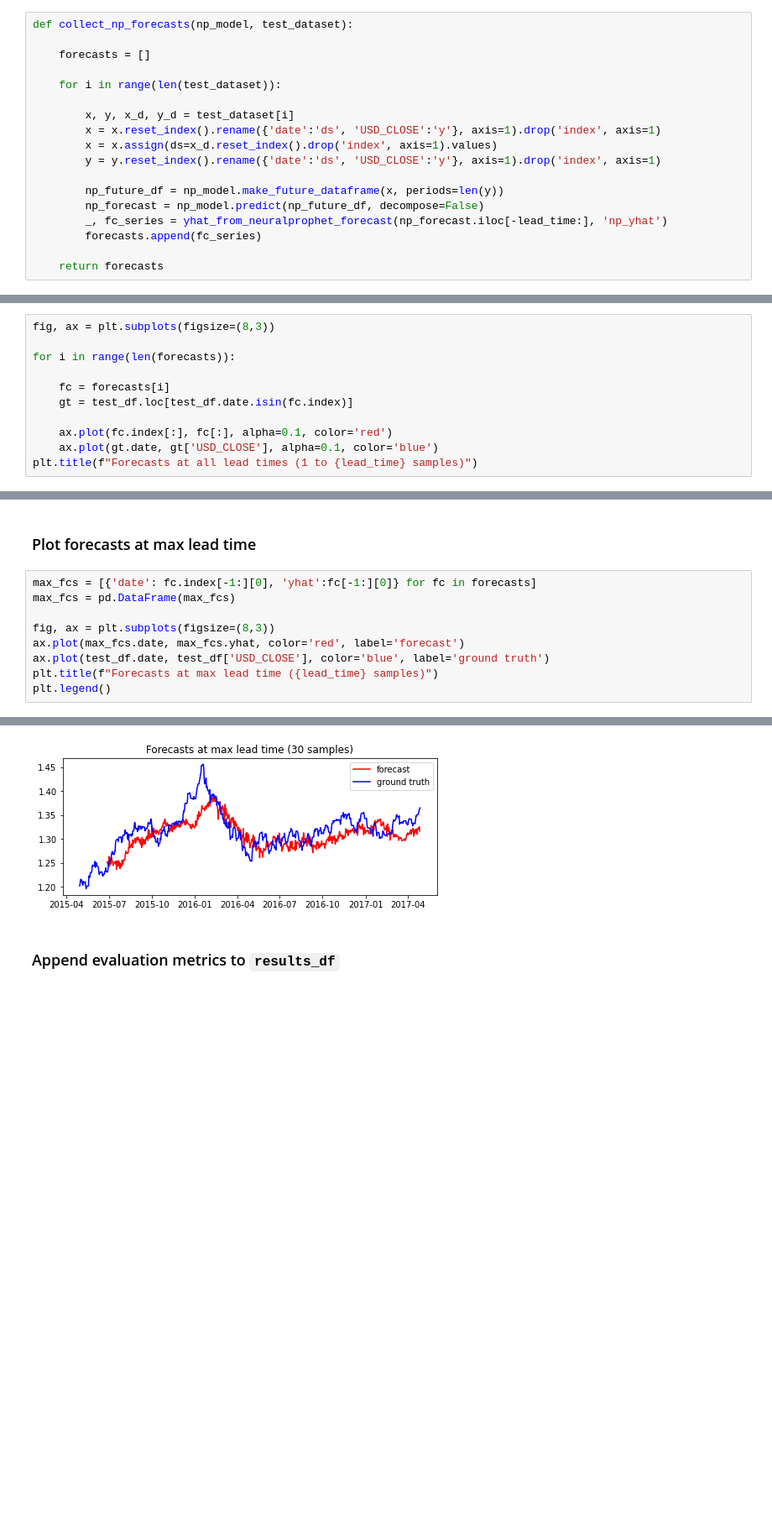
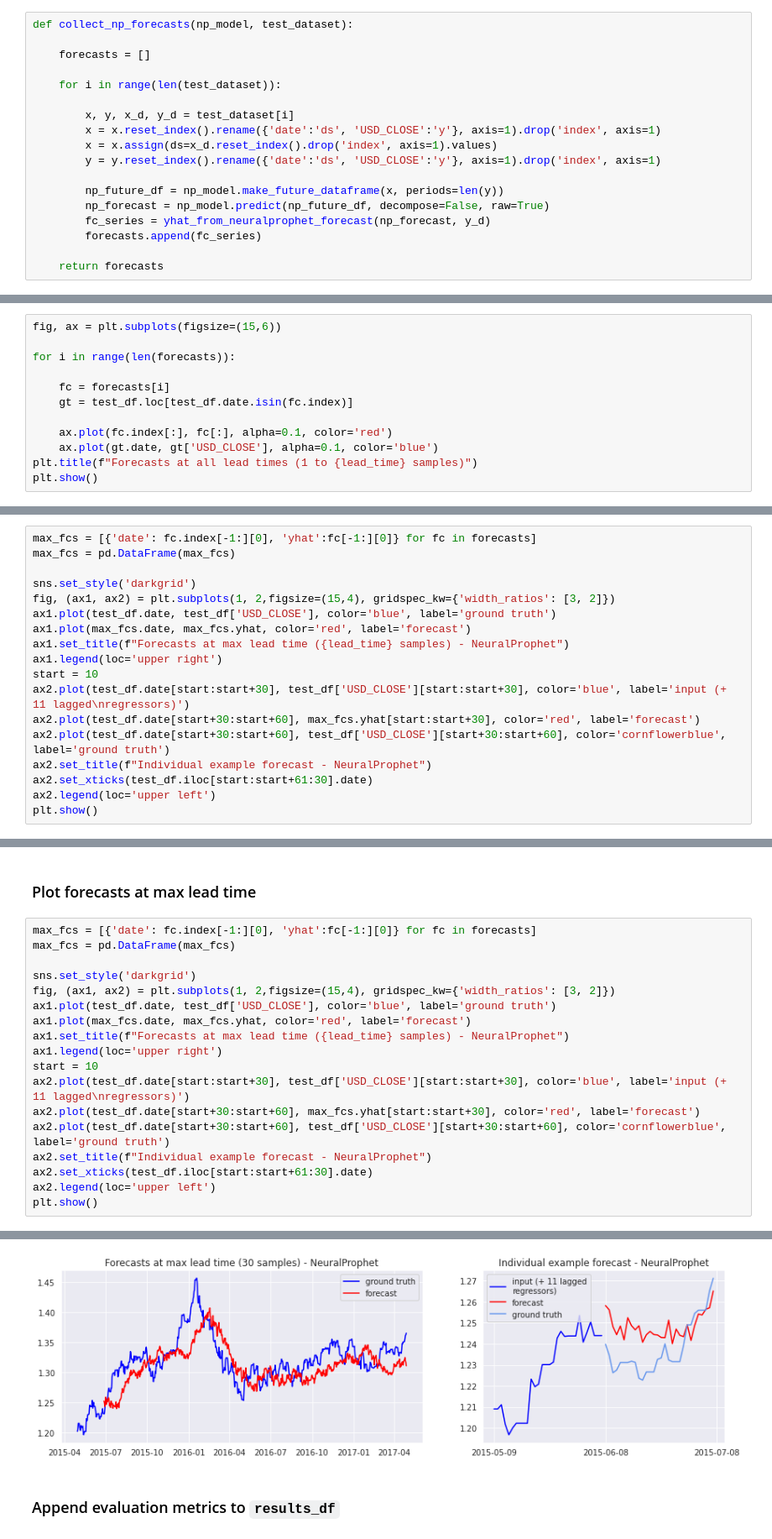
Before and after one commit to VectorInstitute/forecasting-with-dl, a Jupyter notebook: demos/demo1_prophet_neuralprophet_testset.ipynb, the cells around one changed output, grey strips where cells are left out. Shown at 84% size. Saved outputs shown, nothing was run; the diff lists cells and outputs as text; blank space fills up the shorter version.

```diff
--- a/demos/demo1_prophet_neuralprophet_testset.ipynb
+++ b/demos/demo1_prophet_neuralprophet_testset.ipynb
@@ -467,8 +583,8 @@ def collect_np_forecasts(np_model, test_dataset):
         y = y.reset_index().rename({'date':'ds', 'USD_CLOSE':'y'}, axis=1).drop('index', axis=1)
 
         np_future_df = np_model.make_future_dataframe(x, periods=len(y))
-        np_forecast = np_model.predict(np_future_df, decompose=False)
-        _, fc_series = yhat_from_neuralprophet_forecast(np_forecast.iloc[-lead_time:], 'np_yhat')
+        np_forecast = np_model.predict(np_future_df, decompose=False, raw=True)
+        fc_series = yhat_from_neuralprophet_forecast(np_forecast, y_d)
         forecasts.append(fc_series)
 
     return forecasts
@@ -496,7 +630,7 @@ np_baseline_error_metrics, fcs = compute_np_error_metrics(forecasts)
 
 We have the option to visualize complete forecasts at every time step, but it does not tell us much about the model's performance.
 # %%
-fig, ax = plt.subplots(figsize=(8,3))
+fig, ax = plt.subplots(figsize=(15,6))
 
 for i in range(len(forecasts)):
 
@@ -506,4 +640,5 @@ for i in range(len(forecasts)):
     ax.plot(fc.index[:], fc[:], alpha=0.1, color='red')
     ax.plot(gt.date, gt['USD_CLOSE'], alpha=0.1, color='blue')
 plt.title(f"Forecasts at all lead times (1 to {lead_time} samples)")
+plt.show()
 # %% [output]
@@ -525,0 +648,18 @@ plt.legend()
+# %%
+max_fcs = [{'date': fc.index[-1:][0], 'yhat':fc[-1:][0]} for fc in forecasts]
+max_fcs = pd.DataFrame(max_fcs)
+
+sns.set_style('darkgrid')
+fig, (ax1, ax2) = plt.subplots(1, 2,figsize=(15,4), gridspec_kw={'width_ratios': [3, 2]})
+ax1.plot(test_df.date, test_df['USD_CLOSE'], color='blue', label='ground truth')
+ax1.plot(max_fcs.date, max_fcs.yhat, color='red', label='forecast')
+ax1.set_title(f"Forecasts at max lead time ({lead_time} samples) - NeuralProphet")
+ax1.legend(loc='upper right')
+start = 10
+ax2.plot(test_df.date[start:start+30], test_df['USD_CLOSE'][start:start+30], color='blue', label='input (+ 11 lagged\nregressors)')
+ax2.plot(test_df.date[start+30:start+60], max_fcs.yhat[start:start+30], color='red', label='forecast')
+ax2.plot(test_df.date[start+30:start+60], test_df['USD_CLOSE'][start+30:start+60], color='cornflowerblue', label='ground truth')
+ax2.set_title(f"Individual example forecast - NeuralProphet")
+ax2.set_xticks(test_df.iloc[start:start+61:30].date)
+ax2.legend(loc='upper left')
+plt.show()
@@ -555,9 +732,18 @@ np_last_sample_only_error_metrics, fcs = compute_np_error_metrics(forecasts)
 max_fcs = [{'date': fc.index[-1:][0], 'yhat':fc[-1:][0]} for fc in forecasts]
 max_fcs = pd.DataFrame(max_fcs)
 
-fig, ax = plt.subplots(figsize=(8,3))
-ax.plot(max_fcs.date, max_fcs.yhat, color='red', label='forecast')
-ax.plot(test_df.date, test_df['USD_CLOSE'], color='blue', label='ground truth')
-plt.title(f"Forecasts at max lead time ({lead_time} samples)")
-plt.legend()
+sns.set_style('darkgrid')
+fig, (ax1, ax2) = plt.subplots(1, 2,figsize=(15,4), gridspec_kw={'width_ratios': [3, 2]})
+ax1.plot(test_df.date, test_df['USD_CLOSE'], color='blue', label='ground truth')
+ax1.plot(max_fcs.date, max_fcs.yhat, color='red', label='forecast')
+ax1.set_title(f"Forecasts at max lead time ({lead_time} samples) - NeuralProphet")
+ax1.legend(loc='upper right')
+start = 10
+ax2.plot(test_df.date[start:start+30], test_df['USD_CLOSE'][start:start+30], color='blue', label='input (+ 11 lagged\nregressors)')
+ax2.plot(test_df.date[start+30:start+60], max_fcs.yhat[start:start+30], color='red', label='forecast')
+ax2.plot(test_df.date[start+30:start+60], test_df['USD_CLOSE'][start+30:start+60], color='cornflowerblue', label='ground truth')
+ax2.set_title(f"Individual example forecast - NeuralProphet")
+ax2.set_xticks(test_df.iloc[start:start+61:30].date)
+ax2.legend(loc='upper left')
+plt.show()
 # %% [output]
@@ -565,4 +750,4 @@ plt.legend()
-[figure, old version]
+[figure, new version]
 # %% [markdown]
 ### Append evaluation metrics to `results_df`
 # %%
```
Also changed, not shown: parts of 48 cells of this notebook, 5 other files.
